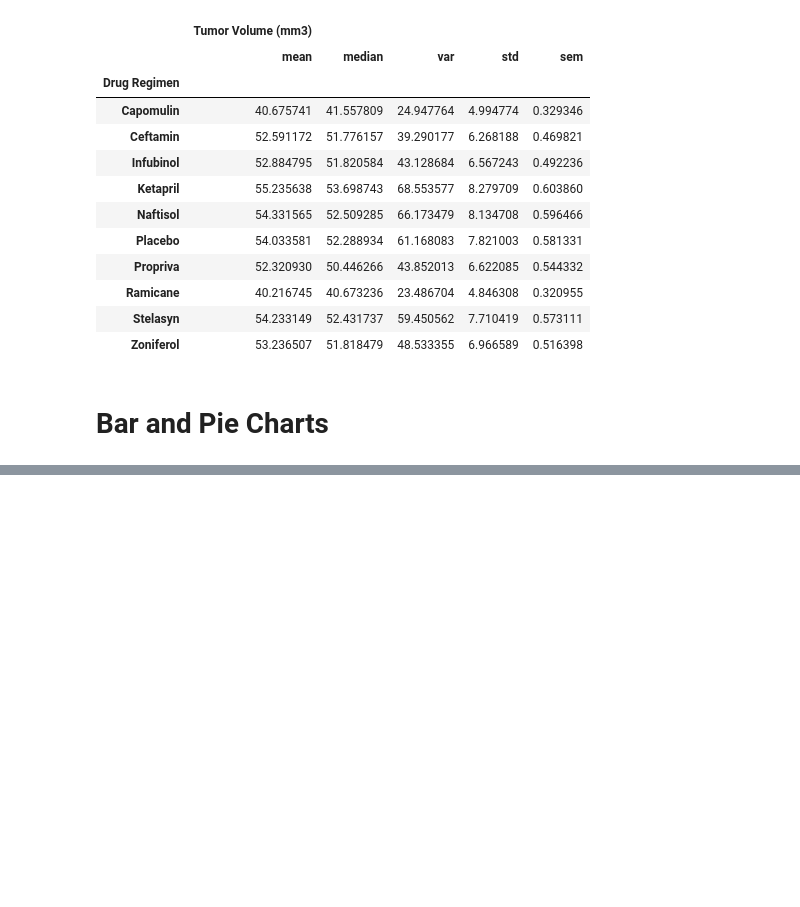
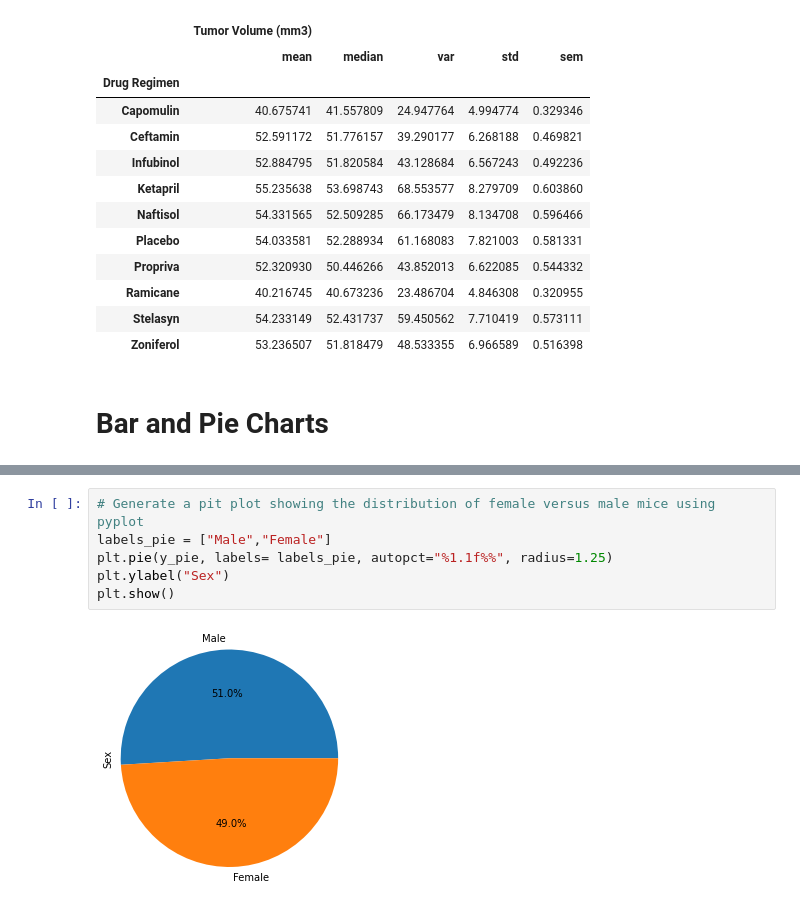
Before and after one commit to jbarkle/Matplotlib-Challenge, a Jupyter notebook: Pymaceuticals.ipynb, the cells around one changed output, grey strips where cells are left out. Drawn from its saved outputs; the diff is of its cells as text; blank space fills up the shorter version.

```diff
--- a/Pymaceuticals.ipynb
+++ b/Pymaceuticals.ipynb
@@ -123,0 +156,8 @@ summary_statistics_agg
+# %%
+# Generate a pit plot showing the distribution of female versus male mice using pyplot
+labels_pie = ["Male","Female"]
+plt.pie(y_pie, labels= labels_pie, autopct="%1.1f%%", radius=1.25)
+plt.ylabel("Sex")
+plt.show()
+# %% [output]
+[figure, added]
```
Also changed, not shown: parts of 3 cells of this notebook.
